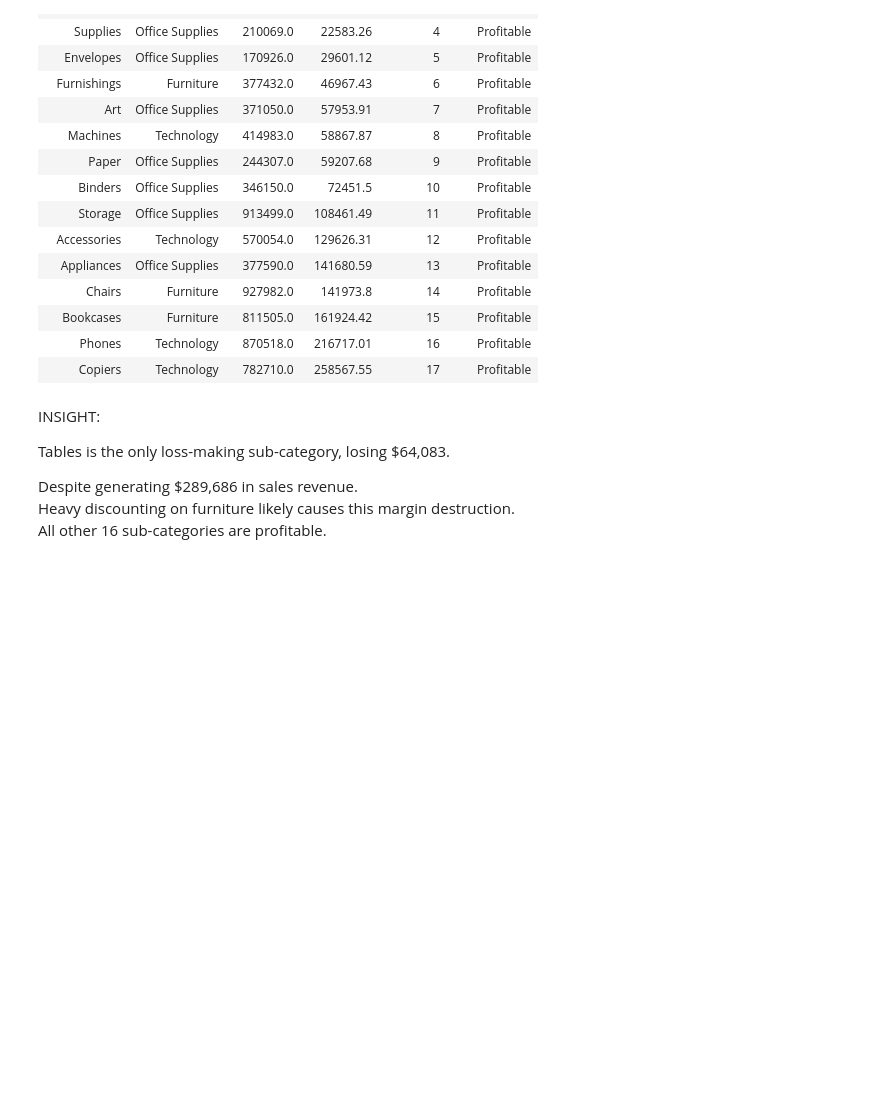
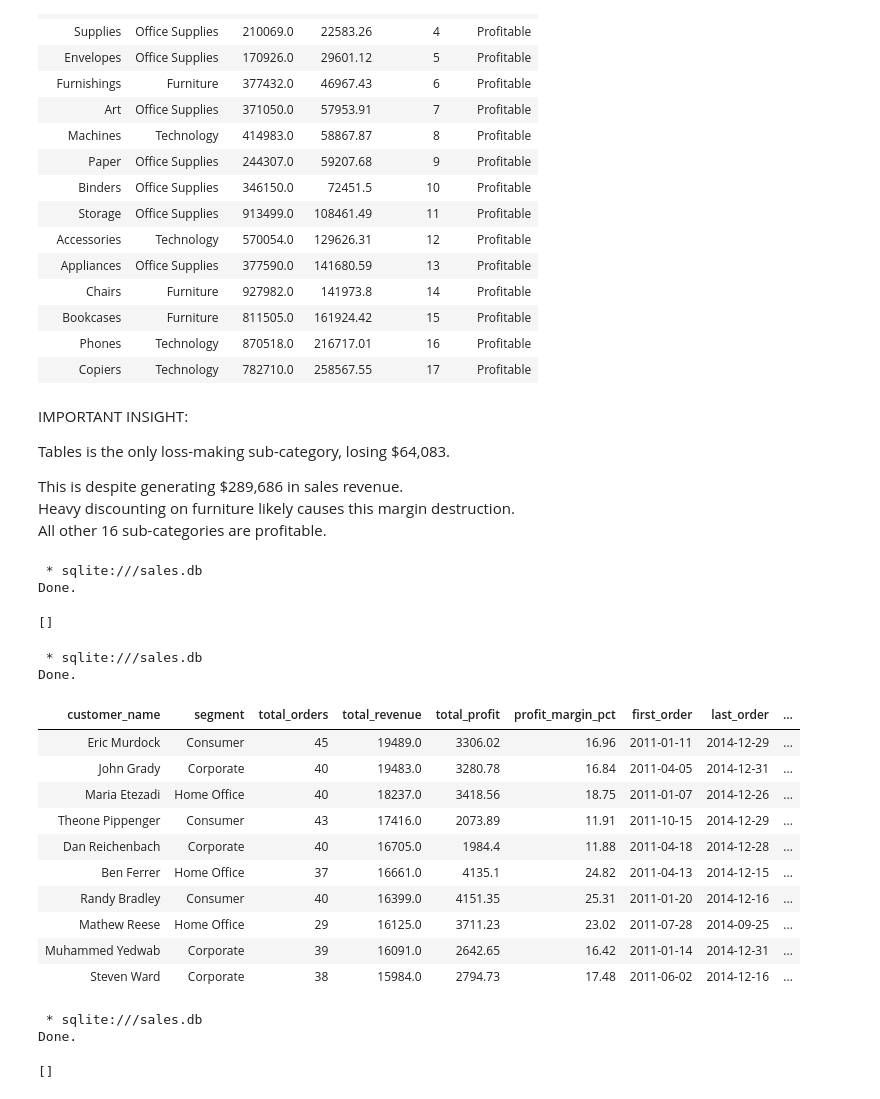
Before and after one commit to moztarib/data-analytics-sql, a Jupyter notebook: notebooks/00_load_data.ipynb, the cells around one changed output. Saved outputs shown, nothing was run; the diff lists cells and outputs as text; code cells hidden in the pictures; blank space fills up the shorter version.

Commit message:
add reports SQL file with a simolified VIEW for customer and product entities

```diff
--- a/notebooks/00_load_data.ipynb
+++ b/notebooks/00_load_data.ipynb
@@ -872,10 +874,75 @@ Done.
 | Phones | Technology | 870518.0 | 216717.01 | 16 | Profitable |
 | Copiers | Technology | 782710.0 | 258567.55 | 17 | Profitable |
 # %% [markdown]
-INSIGHT:
+IMPORTANT INSIGHT:
 
 Tables is the only loss-making sub-category, losing $64,083.
 
-Despite generating $289,686 in sales revenue.\
+This is despite generating $289,686 in sales revenue.\
 Heavy discounting on furniture likely causes this margin destruction.\
 All other 16 sub-categories are profitable.
+# %%
+%%sql
+
+CREATE VIEW IF NOT EXISTS report_customers AS
+
+WITH customer_summary AS (
+    SELECT
+        c.customer_name,
+        c.segment,
+        COUNT(DISTINCT f.order_id)   AS total_orders,
+        ROUND(SUM(f.sales), 2)       AS total_revenue,
+        ROUND(SUM(f.profit), 2)      AS total_profit,
+        ROUND(SUM(f.profit) /
+              SUM(f.sales) * 100, 2) AS profit_margin_pct,
+        MIN(f.order_date)            AS first_order,
+        MAX(f.order_date)            AS last_order
+    FROM fact_orders f
+    JOIN dim_customers c ON f.customer_name = c.customer_name
+    GROUP BY c.customer_name, c.segment
+)
+SELECT
+    customer_name,
+    segment,
+    total_orders,
+    total_revenue,
+    total_profit,
+    profit_margin_pct,
+    first_order,
+    last_order,
+    CASE
+        WHEN total_revenue > 10000 THEN 'VIP'
+        WHEN total_revenue > 5000  THEN 'Loyal'
+        WHEN total_revenue > 1000  THEN 'Regular'
+        ELSE 'Occasional'
+    END AS customer_segment
+FROM customer_summary
+ORDER BY total_revenue DESC;
+# %% [output]
+ * sqlite:///sales.db
+Done.
+[]
+# %%
+%%sql
+SELECT * FROM report_customers LIMIT 10;
+# %% [output]
+ * sqlite:///sales.db
+Done.
+| customer_name | segment | total_orders | total_revenue | total_profit | profit_margin_pct | first_order | last_order | ... |
+| Eric Murdock | Consumer | 45 | 19489.0 | 3306.02 | 16.96 | 2011-01-11 | 2014-12-29 | ... |
+| John Grady | Corporate | 40 | 19483.0 | 3280.78 | 16.84 | 2011-04-05 | 2014-12-31 | ... |
+| Maria Etezadi | Home Office | 40 | 18237.0 | 3418.56 | 18.75 | 2011-01-07 | 2014-12-26 | ... |
+| Theone Pippenger | Consumer | 43 | 17416.0 | 2073.89 | 11.91 | 2011-10-15 | 2014-12-29 | ... |
+| Dan Reichenbach | Corporate | 40 | 16705.0 | 1984.4 | 11.88 | 2011-04-18 | 2014-12-28 | ... |
+| Ben Ferrer | Home Office | 37 | 16661.0 | 4135.1 | 24.82 | 2011-04-13 | 2014-12-15 | ... |
+| Randy Bradley | Consumer | 40 | 16399.0 | 4151.35 | 25.31 | 2011-01-20 | 2014-12-16 | ... |
+| Mathew Reese | Home Office | 29 | 16125.0 | 3711.23 | 23.02 | 2011-07-28 | 2014-09-25 | ... |
+| Muhammed Yedwab | Corporate | 39 | 16091.0 | 2642.65 | 16.42 | 2011-01-14 | 2014-12-31 | ... |
+| Steven Ward | Corporate | 38 | 15984.0 | 2794.73 | 17.48 | 2011-06-02 | 2014-12-16 | ... |
+# %%
+%%sql
+DROP VIEW IF EXISTS report_products;
+# %% [output]
+ * sqlite:///sales.db
+Done.
+[]
```
Also changed, not shown: parts of 4 cells of this notebook, 6 other files.
